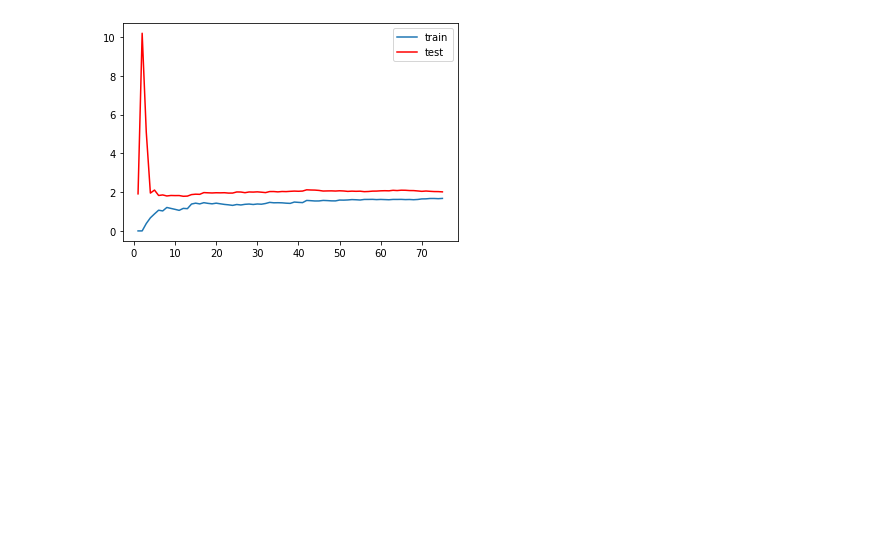
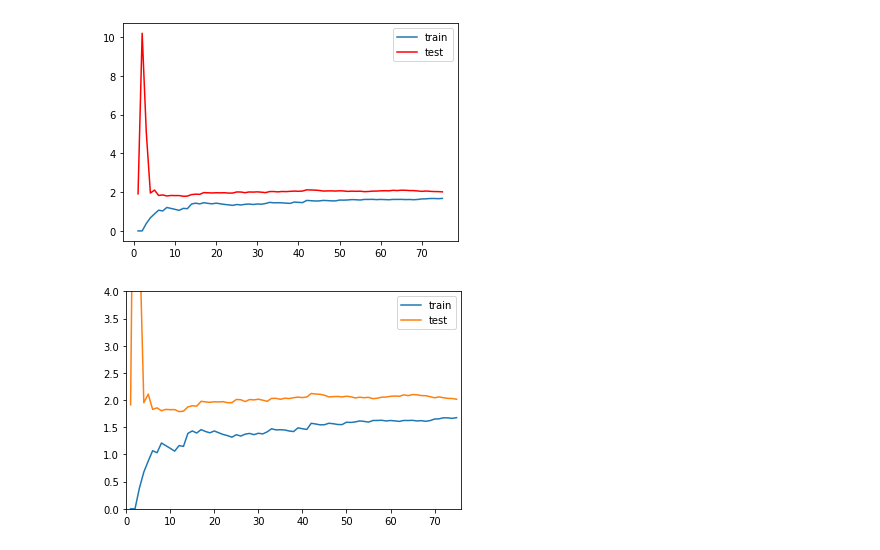
Before and after one commit to lifedespicable/Python_Learning, a Jupyter notebook: Machine_Learning_Codes/06 - 多项式回归与模型泛化/04 - 学习曲线.ipynb, the cells around one changed output. Drawn from its saved outputs; the diff is of its cells as text; code cells hidden in the pictures; blank space fills up the shorter version.

Commit message:
更新了 Machine Learning 的学习笔记

```diff
--- a/Machine_Learning_Codes/06 - 多项式回归与模型泛化/04 - 学习曲线.ipynb
+++ b/Machine_Learning_Codes/06 - 多项式回归与模型泛化/04 - 学习曲线.ipynb
@@ -45,3 +45,27 @@ plt.legend()
 # %% [output]
 <matplotlib.legend.Legend at 0x...>
 [figure]
+# %%
+def plot_learning_curve(algo, X_train, X_test, y_train, y_test):
+
+    train_score = []
+    test_score = []
+    for i in range(1, len(X_train)+1):
+        algo.fit(X_train[:i], y_train[:i])
+
+        y_train_predict = algo.predict(X_train[:i])
+        train_score.append(mean_squared_error(y_train[:i], y_train_predict))
+
+        y_test_predict = algo.predict(X_test)
+        test_score.append(mean_squared_error(y_test, y_test_predict))
+
+    plt.plot([i for i in range(1, len(X_train)+1)],
+                                np.sqrt(train_score), label = 'train')
+    plt.plot([i for i in range(1, len(X_train)+1)],
+                                np.sqrt(test_score), label = 'test')
+    plt.legend()
+    plt.axis([0, len(X_train)+1, 0, 4])
+
+plot_learning_curve(LinearRegression(), X_train, X_test, y_train, y_test)
+# %% [output]
+[figure, added]
```
Also changed, not shown: parts of 3 cells of this notebook, 12 other files.
